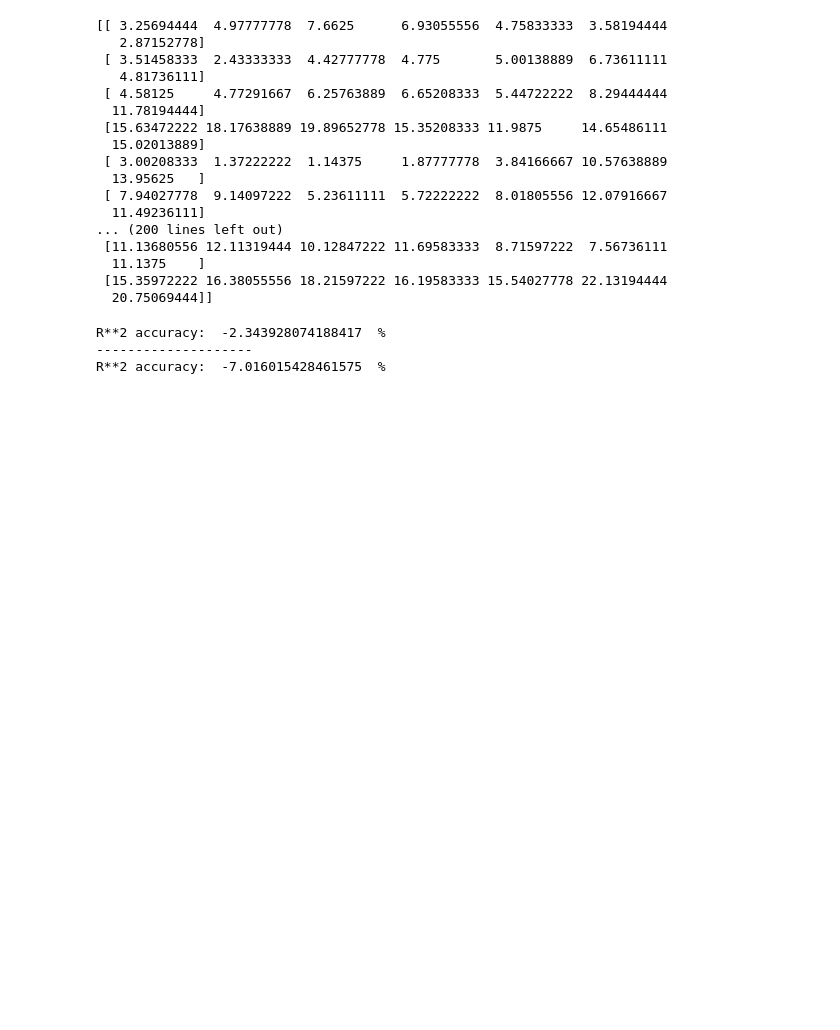
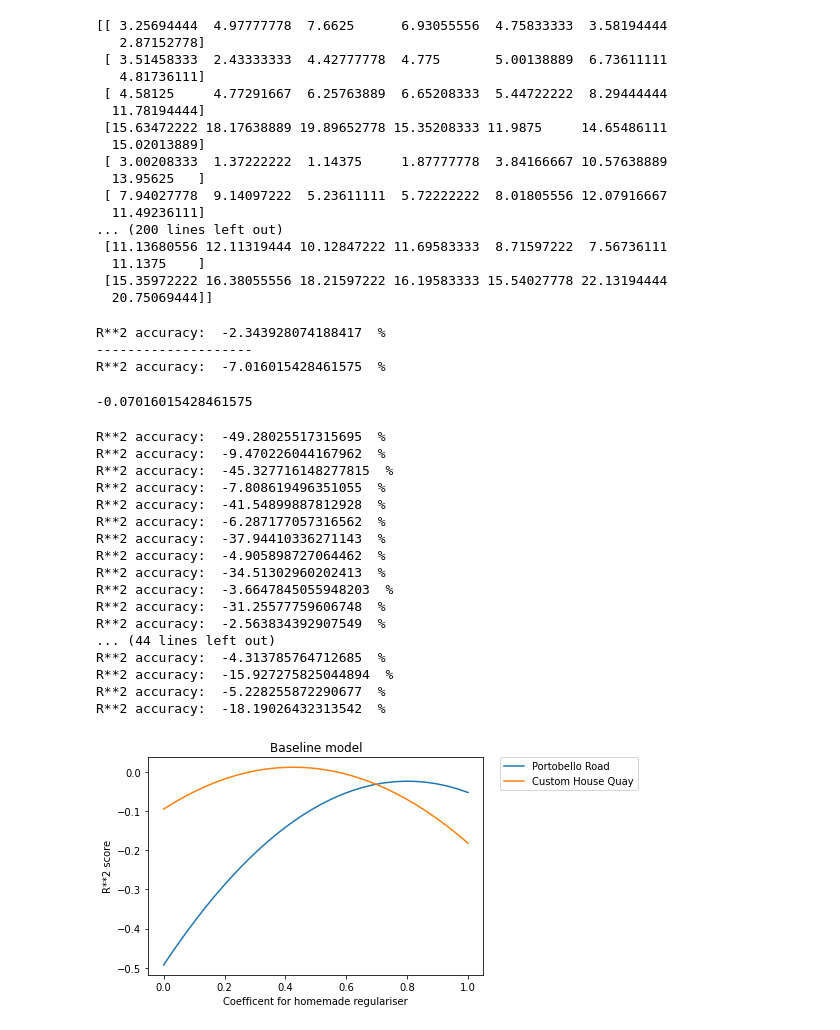
Before and after one commit to ConOLeary/Predicting_Bike_Distribution, a Jupyter notebook: bike_predictions.ipynb, the cells around one changed output. Cells and saved outputs as stored; diff of their text form; code cells hidden in the pictures; blank space fills up the shorter version.

Commit message:
grafed coef for homemade regulariser

```diff
--- a/bike_predictions.ipynb
+++ b/bike_predictions.ipynb
@@ -294,6 +294,7 @@ def run_approach1(station_name):
         print("R**2 accuracy of data split", i, ": ", regr.score(X_test, y_test) * 100, " %")
         i+= 1
     print("\nAVERAGE R**2 evaluation: ", (score_sum / K) * 100, " %")
+    return score_sum / K
 
 def run_approach2(station_name):
     index= get_station_id(station_name)
@@ -326,8 +327,9 @@ def run_approach2(station_name):
     cv_scores= cross_val_score(neigh, X, y, cv=5)
     print(cv_scores) # print each cv score (accuracy) and average them
     print('cv_scores mean:{}'.format(np.mean(cv_scores)))
+    return np.mean(cv_scores)
 
-def run_baseline(station_name):
+def run_baseline(station_name, regulariser_coef):
     index= get_station_id(station_name)
     max_train_time= DATAPOINTS_PER_DAY * DAYS_PER_WEEKDAY * len(DAYS_OF_WEEK)
     y_test= np.reshape(fullness[max_train_time:TOTAL_TIME_DATAPOINTS, index:index+1], TOTAL_TIME_DATAPOINTS - max_train_time)
@@ -335,17 +337,63 @@ def run_baseline(station_name):
     for i in range(int((TOTAL_TIME_DATAPOINTS - max_train_time) / DATAPOINTS_PER_DAY)):
         datapoint_i= i * DATAPOINTS_PER_DAY
         day_of_week_i= int((max_train_time + datapoint_i) / DATAPOINTS_PER_DAY) % len(DAYS_OF_WEEK)
-        y_pred[datapoint_i:datapoint_i + DATAPOINTS_PER_DAY]= (np.reshape(average_weekday_fullness[0:DATAPOINTS_PER_DAY, index:index+1, day_of_week_i:day_of_week_i+1], DATAPOINTS_PER_DAY) * (1 - HOMEMADE_REGULISER) + np.full(DATAPOINTS_PER_DAY, avrg_weekday_full[index:index+1, day_of_week_i:day_of_week_i+1]) * HOMEMADE_REGULISER)
+        y_pred[datapoint_i:datapoint_i + DATAPOINTS_PER_DAY]= (np.reshape(average_weekday_fullness[0:DATAPOINTS_PER_DAY, index:index+1, day_of_week_i:day_of_week_i+1], DATAPOINTS_PER_DAY) * (1 - regulariser_coef) + np.full(DATAPOINTS_PER_DAY, avrg_weekday_full[index:index+1, day_of_week_i:day_of_week_i+1]) * regulariser_coef)
 #     for val_i in range(y_pred.shape[0]):
 #         print("y_test:",y_test[val_i]," y_pred:",y_pred[val_i])
     print("R**2 accuracy: ", r2_score(y_test, y_pred) * 100, " %")
+    return r2_score(y_test, y_pred)
 # %%
 # DRIVER
 
-run_baseline("PORTOBELLO ROAD")
+run_baseline("PORTOBELLO ROAD", HOMEMADE_REGULISER)
 print("--------------------")
-run_baseline("CUSTOM HOUSE QUAY")
+run_baseline("CUSTOM HOUSE QUAY", HOMEMADE_REGULISER)
 # %% [output]
 R**2 accuracy:  -2.343928074188417  %
 --------------------
 R**2 accuracy:  -7.016015428461575  %
+-0.07016015428461575
+# %%
+# #############################################################################
+# Baseline coef optimisation graph
+
+
+coefs= np.linspace(0, 1, num=30)
+s1_r2= []
+s2_r2= []
+
+for coef in coefs:
+    s1_r2.append(run_baseline("PORTOBELLO ROAD", coef))
+    s2_r2.append(run_baseline("CUSTOM HOUSE QUAY", coef))
+
+ax= plt.gca()
+
+ax.plot(coefs, s1_r2, label="Portobello Road")
+ax.plot(coefs, s2_r2, label="Custom House Quay")
+
+# Place a legend to the right of this smaller subplot.
+plt.legend(bbox_to_anchor=(1.05, 1), loc='upper left', borderaxespad=0.)
+
+plt.xlabel('Coefficent for homemade regulariser')
+plt.ylabel('R**2 score')
+plt.title('Baseline model')
+plt.show()
+# %% [output]
+R**2 accuracy:  -49.28025517315695  %
+R**2 accuracy:  -9.470226044167962  %
+R**2 accuracy:  -45.327716148277815  %
+R**2 accuracy:  -7.808619496351055  %
+R**2 accuracy:  -41.54899887812928  %
+R**2 accuracy:  -6.287177057316562  %
+R**2 accuracy:  -37.94410336271143  %
+R**2 accuracy:  -4.905898727064462  %
+R**2 accuracy:  -34.51302960202413  %
+R**2 accuracy:  -3.6647845055948203  %
+R**2 accuracy:  -31.25577759606748  %
+R**2 accuracy:  -2.563834392907549  %
+... (44 lines left out)
+R**2 accuracy:  -4.313785764712685  %
+R**2 accuracy:  -15.927275825044894  %
+R**2 accuracy:  -5.228255872290677  %
+R**2 accuracy:  -18.19026432313542  %
+[figure, added]
```
Also changed, not shown: 1 other file.
